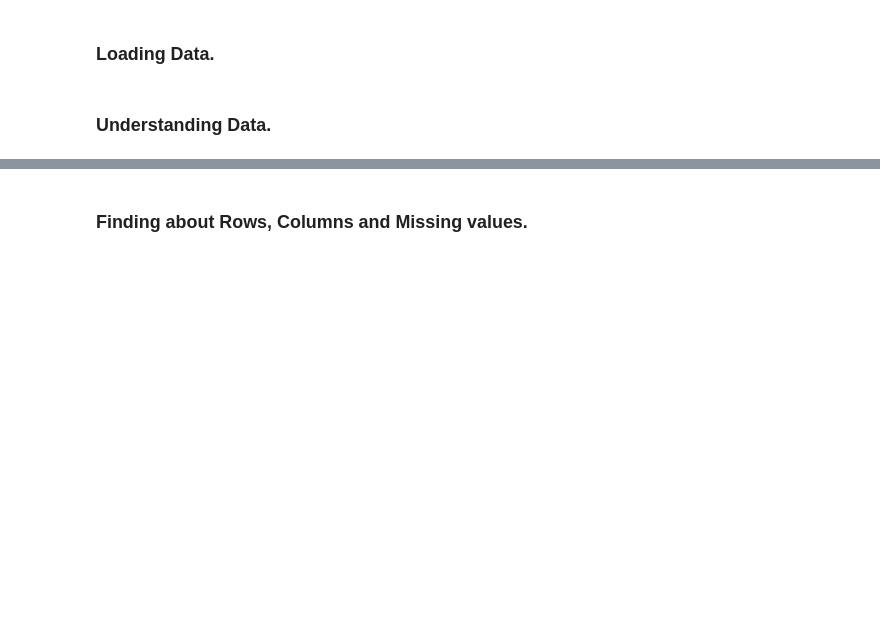
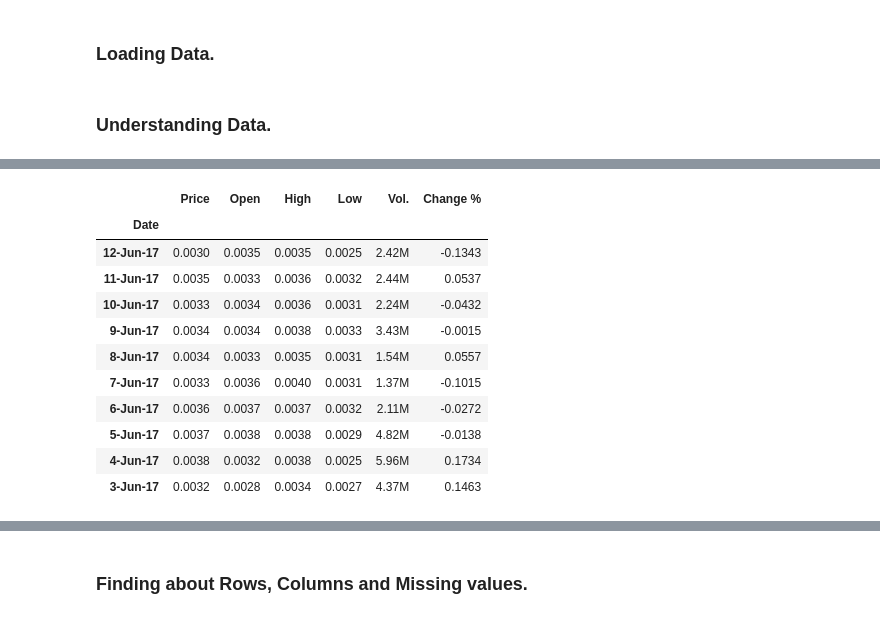
Before and after one commit to aashu26698/Cryptocurrencies-AnInfographic, a Jupyter notebook: Cryptocurrency EDA.ipynb, the cells around one changed output, grey strips where cells are left out. Drawn from its saved outputs; the diff is of its cells as text; code cells hidden in the pictures; blank space fills up the shorter version.

```diff
--- a/Cryptocurrency EDA.ipynb
+++ b/Cryptocurrency EDA.ipynb
@@ -13,3 +9,14 @@ energy_consumption = pd.read_csv()
+# %%
+btc = pd.read_csv("C:\\Users\\Yuvraj\\Desktop\\Sem 1\\DAB 103 Analytical tools and decision making\\Project\\Crypto data from 2017-2021\\BTC\\btc_usd_daily.csv",index_col="Date")
+eth = pd.read_csv("C:\\Users\\Yuvraj\\Desktop\\Sem 1\\DAB 103 Analytical tools and decision making\\Project\\Crypto data from 2017-2021\\ETH\\eth_usd_daily.csv",index_col="Date")
+doge = pd.read_csv("C:\\Users\\Yuvraj\\Desktop\\Sem 1\\DAB 103 Analytical tools and decision making\\Project\\Crypto data from 2017-2021\\DOGE\\doge_usd_daily.csv",index_col="Date")
+banks = pd.read_csv("C:\\Users\\Yuvraj\\Desktop\\Sem 1\\DAB 103 Analytical tools and decision making\\Project\\Banks\\top_50_banks.csv",index_col="Rank")
+btc_1year_market_cap = pd.read_csv("C:\\Users\\Yuvraj\\Desktop\\Sem 1\\DAB 103 Analytical tools and decision making\\Project\\Market Capital\\btc_1year_market_cap.csv",index_col="Date")
+eth_1year_market_cap = pd.read_csv("C:\\Users\\Yuvraj\\Desktop\\Sem 1\\DAB 103 Analytical tools and decision making\\Project\\Market Capital\\eth_1year_market_cap.csv",index_col="Date")
+doge_1year_market_cap = pd.read_csv("C:\\Users\\Yuvraj\\Desktop\\Sem 1\\DAB 103 Analytical tools and decision making\\Project\\Market Capital\\doge_1year_market_cap.csv",index_col="Date")
+energy_consumption = pd.read_csv("C:\\Users\\Yuvraj\\Desktop\\Sem 1\\DAB 103 Analytical tools and decision making\\Project\\Energy consumption\\electricity_consumption_for_countries.csv",index_col="ranking")
+sp500_stocks = pd.read_csv("C:\\Users\\Yuvraj\\Desktop\\Sem 1\\DAB 103 Analytical tools and decision making\\Project\\NYSE AND NASDAQ\s&p500_2008_to_2010.csv",index_col="Date")
+dji_stocks = pd.read_csv("C:\\Users\\Yuvraj\\Desktop\\Sem 1\\DAB 103 Analytical tools and decision making\\Project\\NYSE AND NASDAQ\dji_2008_to_2010.csv",index_col="Date")
 # %% [markdown]
 ### Understanding Data.
 # %%
@@ -19,4 +52,17 @@ eth.head(10)
 # %%
-doge.head(10)
+doge.tail(10)
+# %% [output]
+|  | Price | Open | High | Low | Vol. | Change % |
+| Date |  |  |  |  |  |  |
+| 12-Jun-17 | 0.0030 | 0.0035 | 0.0035 | 0.0025 | 2.42M | -0.1343 |
+| 11-Jun-17 | 0.0035 | 0.0033 | 0.0036 | 0.0032 | 2.44M | 0.0537 |
+| 10-Jun-17 | 0.0033 | 0.0034 | 0.0036 | 0.0031 | 2.24M | -0.0432 |
+| 9-Jun-17 | 0.0034 | 0.0034 | 0.0038 | 0.0033 | 3.43M | -0.0015 |
+| 8-Jun-17 | 0.0034 | 0.0033 | 0.0035 | 0.0031 | 1.54M | 0.0557 |
+| 7-Jun-17 | 0.0033 | 0.0036 | 0.0040 | 0.0031 | 1.37M | -0.1015 |
+| 6-Jun-17 | 0.0036 | 0.0037 | 0.0037 | 0.0032 | 2.11M | -0.0272 |
+| 5-Jun-17 | 0.0037 | 0.0038 | 0.0038 | 0.0029 | 4.82M | -0.0138 |
+| 4-Jun-17 | 0.0038 | 0.0032 | 0.0038 | 0.0025 | 5.96M | 0.1734 |
+| 3-Jun-17 | 0.0032 | 0.0028 | 0.0034 | 0.0027 | 4.37M | 0.1463 |
 # %%
 banks.head(10)
```
Also changed, not shown: parts of 64 cells of this notebook.
